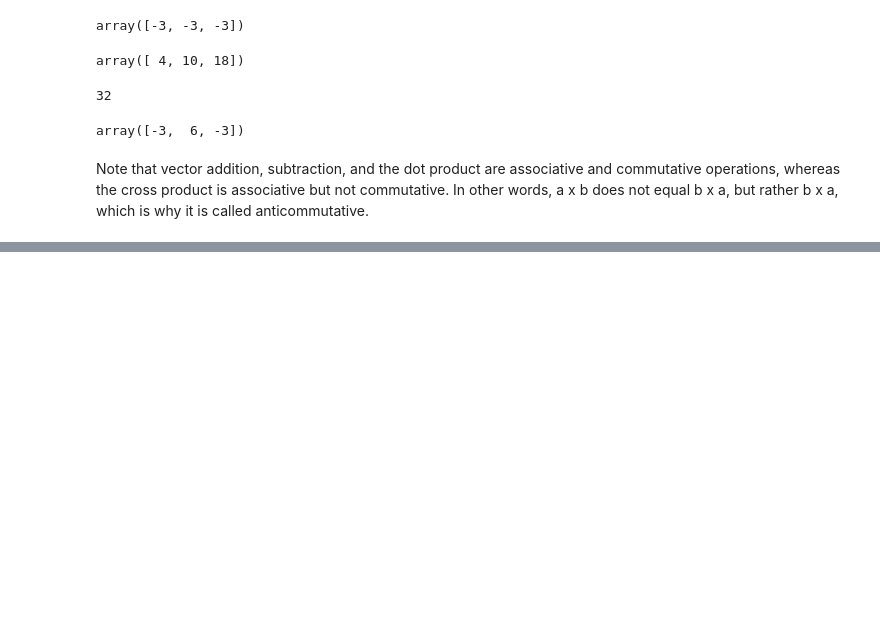
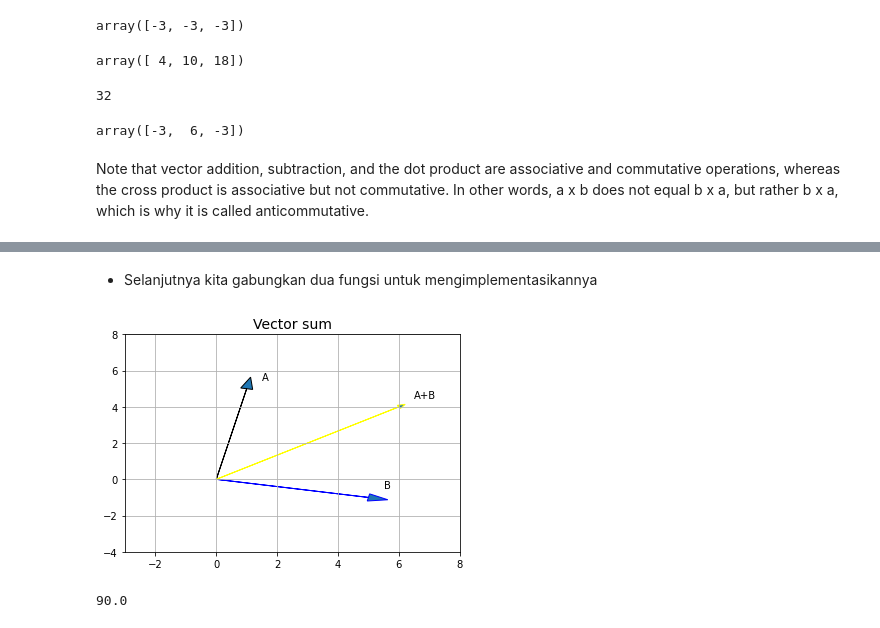
Before and after one commit to samyon7/Statistics-Python, a Jupyter notebook: Work_5/work_5-1.ipynb, the cells around one changed output, grey strips where cells are left out. Cells and saved outputs as stored; diff of their text form; code cells hidden in the pictures; blank space fills up the shorter version.

Commit message:
Add vector visualization product

```diff
--- a/Work_5/work_5-1.ipynb
+++ b/Work_5/work_5-1.ipynb
@@ -461,0 +496,9 @@ Note that vector addition, subtraction, and the dot product are associative and
+# %%
+# Here we will write function that plots two vctors in 2D space.
+import numpy as np
+import matplotlib.pyplot as plt
+
+# Create functiion that admits two vectors as inputs, as list, plots them
+def plot_vectors(vec1, vec2, isSum=False):
+    label1 = "A";label2 = "B";label3 = "A+B"
+    orig = [0.0, 0.0] # Position of origin axes
@@ -461,0 +542,14 @@ Note that vector addition, subtraction, and the dot product are associative and
+# %%
+def find_angle(vec1, vec2, isRadians = True, isSum = False):
+    vec1 = np.array(vec1)
+    vec2 = np.array(vec2)
+    product12 = np.dot(vec1,vec2)
+    cos_theta = product12/(np.dot(vec1,vec1)**0.5 * \
+                           np.dot(vec2,vec2)**0.5 )
+    cos_theta = round(cos_theta, 12)
+    theta = np.arccos(cos_theta)
+    plot_vectors(vec1, vec2, isSum=isSum)
+    if isRadians:
+        return theta
+    else:
+        return 180*theta/np.pi
@@ -461,0 +558,10 @@ Note that vector addition, subtraction, and the dot product are associative and
+# %% [markdown]
+- Selanjutnya kita gabungkan dua fungsi untuk mengimplementasikannya
+# %%
+ve1 = [1,5]
+ve2 = [5,-1]
+
+find_angle(ve1,ve2,isRadians=False,isSum=True)
+# %% [output]
+[figure, added]
+90.0
```
Also changed, not shown: parts of 16 cells of this notebook.
